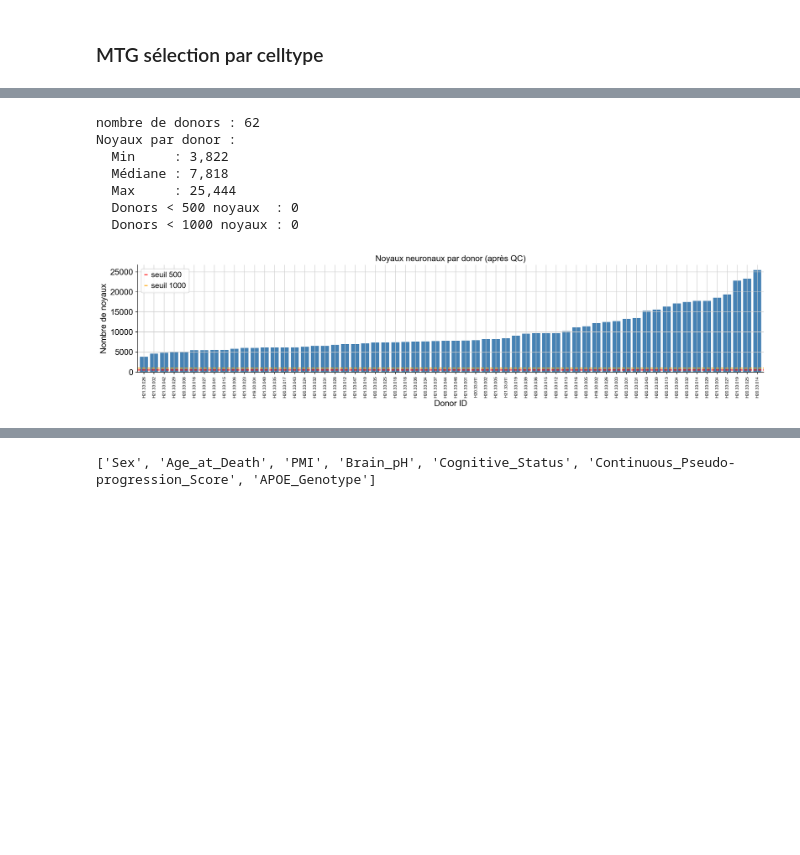
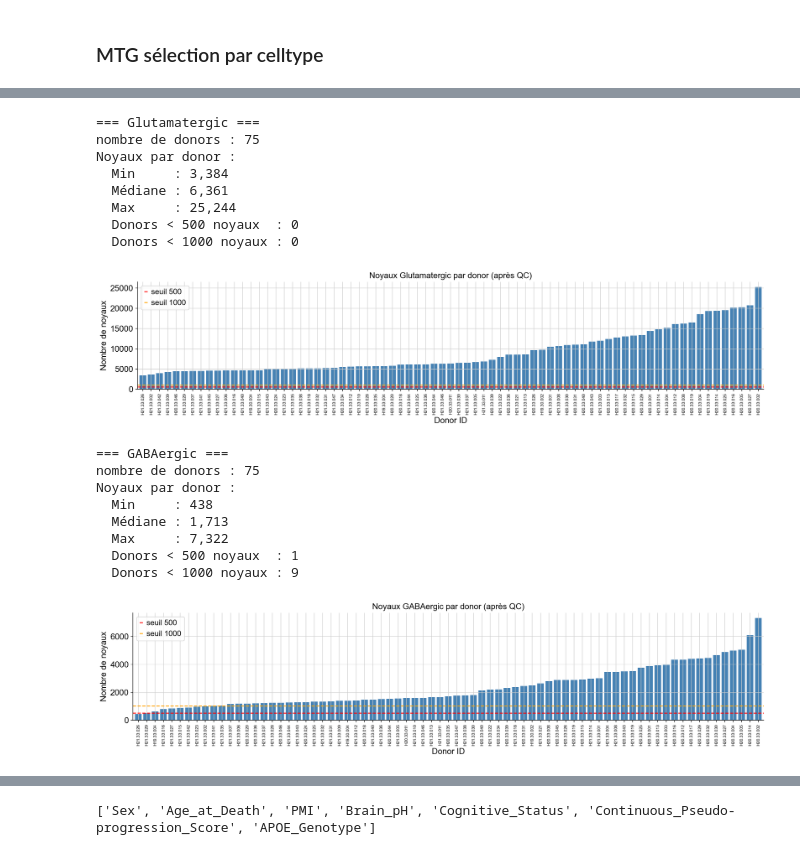
Before and after one commit to adboussif/AD_snMultiomics_Chromatin, a Jupyter notebook: notebooks/mtg_celltype_selection.ipynb, the cells around one changed output, grey strips where cells are left out. Saved outputs shown, nothing was run; the diff lists cells and outputs as text; code cells hidden in the pictures; blank space fills up the shorter version.

```diff
--- a/notebooks/mtg_celltype_selection.ipynb
+++ b/notebooks/mtg_celltype_selection.ipynb
@@ -189,7 +97,7 @@ for ax, (col, label) in zip(axes, qc_metrics.items()):
     sns.violinplot(
         data=adata.obs, y=col, ax=ax,
         color='steelblue', inner='box',
-        cut=0, linewidth=0.8
+        bw_adjust=3
     )
     ax.set_title(label, fontsize=10, fontweight='bold')
     ax.set_xlabel('')
@@ -204,8 +112,8 @@ plt.show()
 # Seuils standards snATAC-seq (littérature)
 thresholds = {
     'log10_fragments' : {'min': np.log10(1000), 'max': np.log10(100000)},
-    'tss_score'       : {'min': 4,    'max': None},
-    'frac_peaks'      : {'min': 0.3, 'max': None},
+    'tss_score'       : {'min': 3.2,    'max': None},
+    'frac_peaks'      : {'min': 0.2, 'max': None},
     'frac_tss'        : {'min': 0.15, 'max': None},
     'pct_dup'         : {'min': None, 'max': 0.5},
 }
@@ -225,7 +133,7 @@ for ax, col in zip(axes, thresholds.keys()):
     sns.violinplot(
         data=adata.obs, y=col, ax=ax,
         color='steelblue', inner='box',
-        cut=0, linewidth=0.8
+        bw_adjust=3
     )
     # Ligne min en rouge
     if thresholds[col]['min'] is not None:
@@ -249,8 +157,8 @@ plt.show()
 # %%
 seuils = {
     'log10_fragments' : ('min', np.log10(1000)),
-    'tss_score'       : ('min', 4.0),
-    'frac_peaks'      : ('min', 0.3),
+    'tss_score'       : ('min', 3.2),
+    'frac_peaks'      : ('min', 0.2),
     'frac_tss'        : ('min', 0.15),
     'pct_dup'         : ('max', 0.50),
 }
@@ -278,7 +186,6 @@ n_excl = adata.n_obs - n_keep
 print("\n--- Filtre combiné (tous les seuils) ---")
 print(f"Noyaux restants : {n_keep:,} / {adata.n_obs:,} ({n_keep/adata.n_obs*100:.1f}%)")
 print(f"Noyaux exclus   : {n_excl:,} ({n_excl/adata.n_obs*100:.1f}%)")
-print(f'{adata_used.n_obs}  # {n_keep:,} noyaux retenus')
 # %% [output]
 Total noyaux de départ : 1,123,761
 
@@ -320,33 +250,46 @@ Donors uniques : 62
 # %%
-nuclei_per_donor = adata_neurons.obs.groupby('Donor ID').size().sort_values()
-print(f"nombre de donors : {nuclei_per_donor.size}")
-print("Noyaux par donor :")
-print(f"  Min     : {nuclei_per_donor.min():,}")
-print(f"  Médiane : {nuclei_per_donor.median():,.0f}")
-print(f"  Max     : {nuclei_per_donor.max():,}")
-print(f"  Donors < 500 noyaux  : {(nuclei_per_donor < 500).sum()}")
-print(f"  Donors < 1000 noyaux : {(nuclei_per_donor < 1000).sum()}")
 
-fig, ax = plt.subplots(figsize=(16, 4))
-nuclei_per_donor.plot(kind='bar', ax=ax, color='steelblue', width=0.8)
-ax.axhline(500,  color='red',    linestyle='--', linewidth=1.5, label='seuil 500')
-ax.axhline(1000, color='orange', linestyle='--', linewidth=1.5, label='seuil 1000')
-ax.set_xlabel('Donor ID')
-ax.set_ylabel('Nombre de noyaux')
-ax.set_title('Noyaux neuronaux par donor (après QC)')
-ax.legend()
-ax.set_xticklabels(nuclei_per_donor.index, rotation=90, fontsize=7)
-sns.despine(ax=ax)
-plt.tight_layout()
-plt.savefig('qc_03_nuclei_per_donor.png', dpi=150, bbox_inches='tight')
-plt.show()
+for label, adata_neurons in [('Glutamatergic', adata_neurons_glu), ('GABAergic', adata_neurons_gaba)]:
+    nuclei_per_donor = adata_neurons.obs.groupby('Donor ID').size().sort_values()
+    print(f"\n=== {label} ===")
+    print(f"nombre de donors : {nuclei_per_donor.size}")
+    print("Noyaux par donor :")
+    print(f"  Min     : {nuclei_per_donor.min():,}")
+    print(f"  Médiane : {nuclei_per_donor.median():,.0f}")
+    print(f"  Max     : {nuclei_per_donor.max():,}")
+    print(f"  Donors < 500 noyaux  : {(nuclei_per_donor < 500).sum()}")
+    print(f"  Donors < 1000 noyaux : {(nuclei_per_donor < 1000).sum()}")
+
+    fig, ax = plt.subplots(figsize=(16, 4))
+    nuclei_per_donor.plot(kind='bar', ax=ax, color='steelblue', width=0.8)
+    ax.axhline(500,  color='red',    linestyle='--', linewidth=1.5, label='seuil 500')
+    ax.axhline(1000, color='orange', linestyle='--', linewidth=1.5, label='seuil 1000')
+    ax.set_xlabel('Donor ID')
+    ax.set_ylabel('Nombre de noyaux')
+    ax.set_title(f'Noyaux {label} par donor (après QC)')
+    ax.legend()
+    ax.set_xticklabels(nuclei_per_donor.index, rotation=90, fontsize=7)
+    sns.despine(ax=ax)
+    plt.tight_layout()
+    plt.savefig(f'qc_03_nuclei_per_donor_{label.lower()}.png', dpi=150, bbox_inches='tight')
+    plt.show()
 # %% [output]
-nombre de donors : 62
+=== Glutamatergic ===
+nombre de donors : 75
 Noyaux par donor :
-  Min     : 3,822
-  Médiane : 7,818
-  Max     : 25,444
+  Min     : 3,384
+  Médiane : 6,361
+  Max     : 25,244
   Donors < 500 noyaux  : 0
   Donors < 1000 noyaux : 0
-[figure, old version]
+[figure, new version]
+=== GABAergic ===
+nombre de donors : 75
+Noyaux par donor :
+  Min     : 438
+  Médiane : 1,713
+  Max     : 7,322
+  Donors < 500 noyaux  : 1
+  Donors < 1000 noyaux : 9
+[figure, added]
 # %%
```
Also changed, not shown: parts of 27 cells of this notebook, 1 other file.
